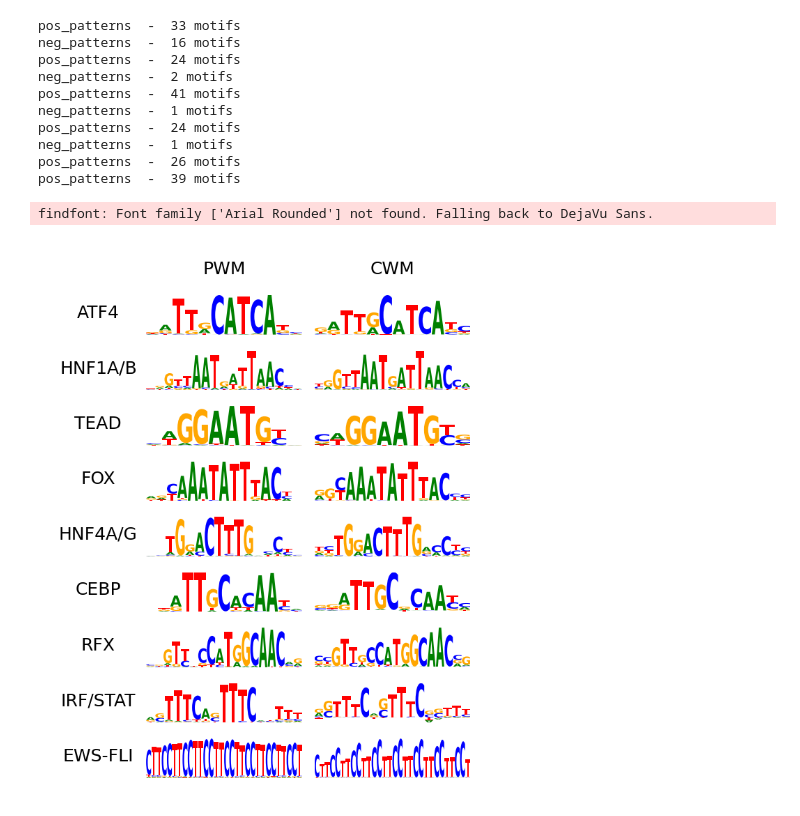
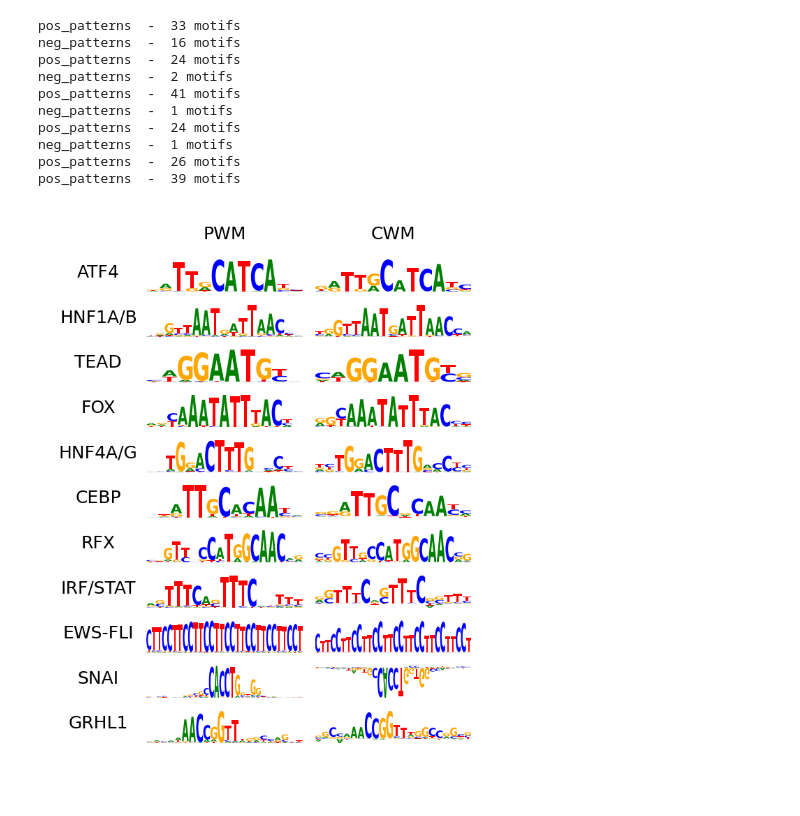
Before and after one commit to kundajelab/ProCapNet, a Jupyter notebook: src/figure_notebooks/FigS8_modisco_results_across_cell_types.ipynb, the cells around one changed output. Drawn from its saved outputs; the diff is of its cells as text; code cells hidden in the pictures.

Commit message:
corrected after commit history purge, added back figS8 motif calling adds

```diff
--- a/src/figure_notebooks/FigS8_modisco_results_across_cell_types.ipynb
+++ b/src/figure_notebooks/FigS8_modisco_results_across_cell_types.ipynb
@@ -122,6 +134,7 @@ pos_patterns  -  26 motifs
 pos_patterns  -  39 motifs
 # %%
 import logomaker
+from other_motif_utils import trim_two_motifs_by_thresh, compute_per_position_ic
 
 def plot_motif_on_ax(array, ax, ylabel=None):
     assert len(array.shape) == 2 and array.shape[-1] == 4, array.shape
@@ -137,84 +150,44 @@ def plot_motif_on_ax(array, ax, ylabel=None):
     ax.set_yticks([])
 
     if ylabel is not None:
-        ax.set_title(ylabel, y=1.1 * 0.8, fontsize=6 * 0.8)
-
-
-def trim_motif_by_thresh(pfm, trim_threshold=0.25, pad=2):
-    trim_thresh = np.max(pfm) * trim_threshold
-    pass_inds = np.where(pfm >= trim_thresh)[0]
-
-    start = max(np.min(pass_inds) - pad, 0)
-    end = min(np.max(pass_inds) + pad + 1, len(pfm) + 1)
-
-    return pfm[start:end]
+        ax.set_title(ylabel, y=1.1, fontsize=6)
 # %%
-from other_motif_utils import trim_two_motifs_by_thresh, compute_per_position_ic
+fig, axes = plt.subplots(len(new_motifs_info), 2, figsize=(2, 3), dpi=300)
 
-def plot_motif_on_ax(array, ax, ylabel=None):
-    assert len(array.shape) == 2 and array.shape[-1] == 4, array.shape
+for ax_i, motif_info in enumerate(new_motifs_info):
+    motif_name, cell_type, pattern_type, task, pattern_i = motif_info
+    assert task in ["profile", "counts"], task
 
-    # reformat pwm to what logomaker expects
-    df = pd.DataFrame(array, columns=['A', 'C', 'G', 'T'])
-    df.index.name = 'pos'
-
-    # plot motif ("baseline_width=0" removes the y=0 line)
-    crp_logo = logomaker.Logo(df, ax=ax, font_name='Arial Rounded', baseline_width=0)
-    crp_logo.style_spines(visible=False)
-    ax.set_xticks([])
-    ax.set_yticks([])
-
-    if ylabel is not None:
-        ax.set_title(ylabel, y=1.1, fontsize=6)
-
-
-new_motif_names = ["ATF4", "HNF1A/B", "TEAD", "FOX", "HNF4A/G", "CEBP", "RFX", "IRF/STAT", "EWS-FLI"]
-cell_types_of_new_motifs = ["A673", "CACO2", "CACO2", "CACO2", "CACO2", "MCF10A", "MCF10A", "CALU3", "A673"]
-
-motif_index_in_counts = [False] * len(new_motif_names)
-motif_index_in_counts[-2] = 12
-motif_index_in_counts[-1] = 10
-
-fig, axes = plt.subplots(len(new_motif_names), 2, figsize=(2, 3), dpi=300)
-
-for ax_i, motif_name in enumerate(new_motif_names):
-    cell_type = cell_types_of_new_motifs[ax_i]
-    counts_task_i = motif_index_in_counts[ax_i]
-
-    if counts_task_i:
-        pfm = pfms_counts[cell_type]["pos_patterns"]["pattern_" + str(counts_task_i)]
-        cwm = cwms_counts[cell_type]["pos_patterns"]["pattern_" + str(counts_task_i)]
+    if task == "counts":
+        pfm = pfms_counts[cell_type][pattern_type + "_patterns"]["pattern_" + str(pattern_i)]
+        cwm = cwms_counts[cell_type][pattern_type + "_patterns"]["pattern_" + str(pattern_i)]
     else:
-        motif_i = motif_names.index(motif_name)
-        motif_pattern_i = motifs_to_patterns[cell_type][motif_i]
-
-        pfm = pfms[cell_type]["pos_patterns"]["pattern_" + str(motif_pattern_i)]
-        cwm = cwms[cell_type]["pos_patterns"]["pattern_" + str(motif_pattern_i)]
+        pfm = pfms[cell_type][pattern_type + "_patterns"]["pattern_" + str(pattern_i)]
+        cwm = cwms[cell_type][pattern_type + "_patterns"]["pattern_" + str(pattern_i)]
 
     pwm = pfm * compute_per_position_ic(pfm)[:, None]
     pwm_trim, cwm_trim = trim_two_motifs_by_thresh(pwm, cwm)
 
     if ax_i == 0:
         plot_motif_on_ax(pwm_trim, axes[ax_i][0], "PWM")
         plot_motif_on_ax(cwm_trim, axes[ax_i][1], "CWM")
     else:
         plot_motif_on_ax(pwm_trim, axes[ax_i][0])
         plot_motif_on_ax(cwm_trim, axes[ax_i][1])
 
     axes[ax_i][0].set_ylabel(motif_name, fontsize=6,
                                 labelpad=13, rotation=0, y=0.35)
 
 
 
 plt.subplots_adjust(wspace=0.1 * 0.8, hspace=0.5 * 0.8)
 
 plt.savefig(figures_dir + "celltypes_newmotifs.png",
             bbox_inches = 'tight', pad_inches = 0, dpi = 300)
 
 plt.show()
 # %% [output]
-findfont: Font family ['Arial Rounded'] not found. Falling back to DejaVu Sans.
-[figure, old version]
+[figure, new version]
 # %%
 ### Load Motifs
 
```
Also changed, not shown: parts of 6 cells of this notebook.
